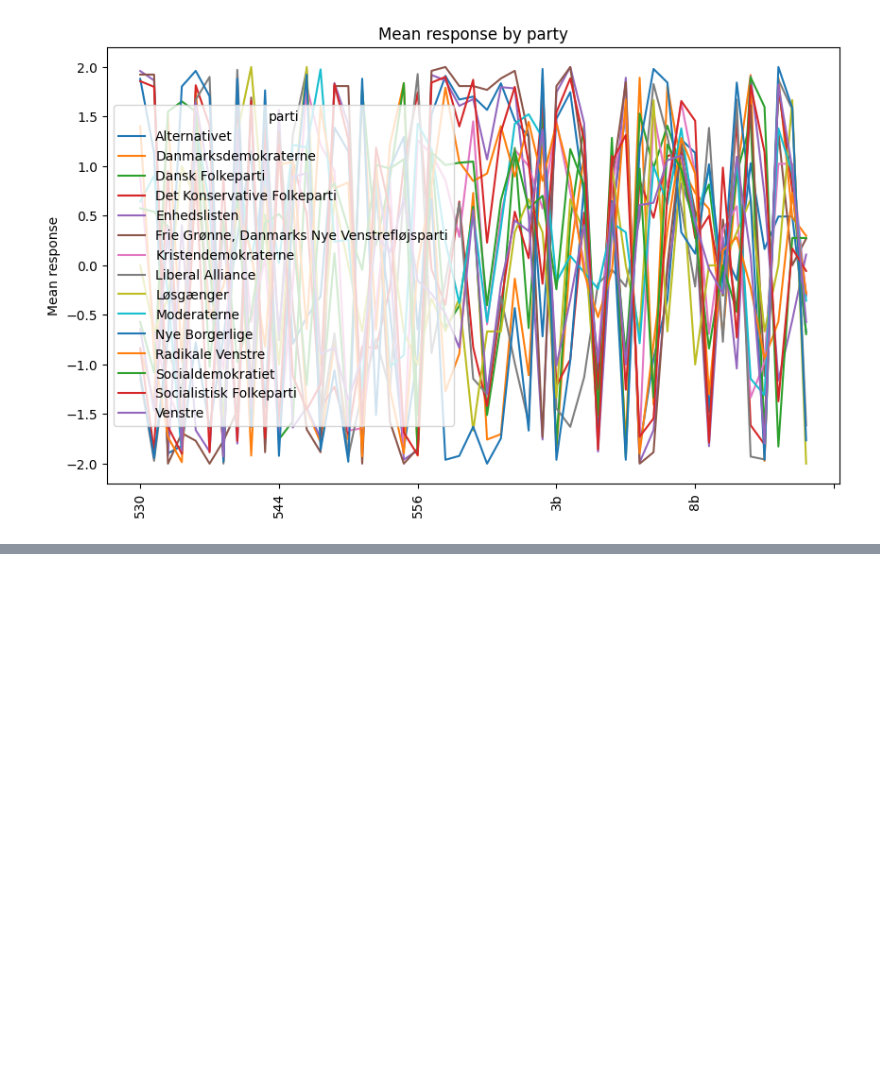
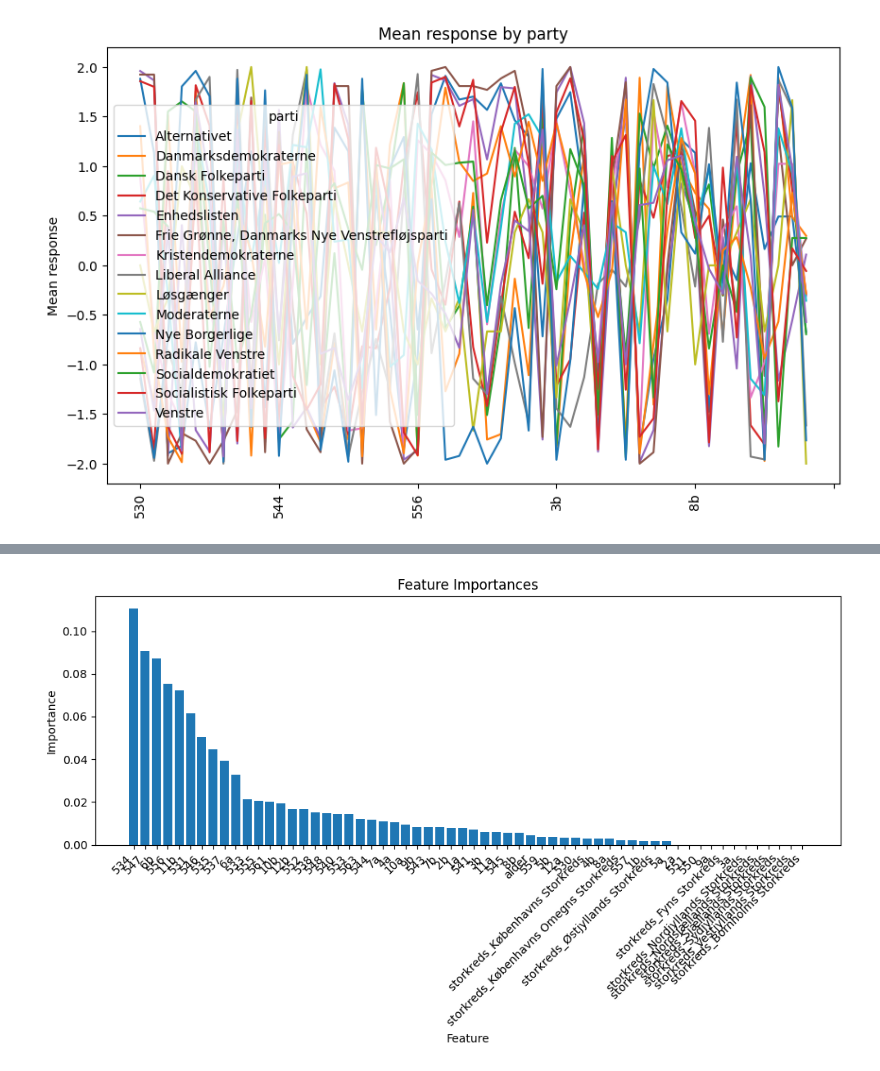
Before and after one commit to MAL-flowdemort/assignment_2, a Jupyter notebook: Candidate Test 2022 I.ipynb, the cells around one changed output, grey strips where cells are left out. Cells and saved outputs as stored; diff of their text form; code cells hidden in the pictures; blank space fills up the shorter version.

Commit message:
added tree models

```diff
--- a/Candidate Test 2022 I.ipynb
+++ b/Candidate Test 2022 I.ipynb
@@ -239,0 +242,79 @@ plt.show()
+# %%
+import pandas as pd
+from sklearn.tree import DecisionTreeClassifier
+from sklearn.model_selection import train_test_split
+from sklearn.metrics import accuracy_score
+import matplotlib.pyplot as plt
+
+# Function to plot feature importances to reduce code duplication
+def plot_feature_importances(model, feature_names, figsize=(10, 6)):
+    """
+    Plot feature importances for a given model.
+
+    Parameters:
+    - model: The trained machine learning model
+    - feature_names: List of feature names
+    - figsize: Tuple specifying the figure size (default is (10, 6))
+    """
+    # Get feature importances from the model
+    importances = model.feature_importances_
+
+    # Create a DataFrame to store feature names and their importances
+    feature_importances = pd.DataFrame({'Feature': feature_names, 'Importance': importances})
+    feature_importances = feature_importances.sort_values(by='Importance', ascending=False)
+
+    # Plot feature importances as a bar chart
+    plt.figure(figsize=figsize)
+    plt.bar(feature_importances['Feature'], feature_importances['Importance'])
+    plt.xlabel('Feature')
+    plt.ylabel('Importance')
+    plt.title('Feature Importances')
+    plt.xticks(rotation=45, ha='right')
+    plt.tight_layout()
+    plt.show()
+
+# Example Usage:
+# plot_feature_importances(best_rf_model, X.columns)
+
+# Load data from your excel file
+df = pd.read_excel("alldata.xlsx")
+
+# Separate the target variable
+y = df['parti']
+
+# Drop the original 'navn' and 'parti' columns
+X = df.drop(columns=['navn', 'parti'], axis=1)
+
+# Convert all feature names to strings
+X.columns = X.columns.astype(str)
+
+# One-hot encode categorical variables
+X = pd.get_dummies(X)
+# print(X.dtypes)
+
+# Split the data into training and testing sets
+X_train, X_test, y_train, y_test = train_test_split(X, y, test_size=0.2, random_state=42)
+
+# Initialize the Decision Tree model
+model_v1 = DecisionTreeClassifier(random_state=42)
+
+# Train the model on the training set
+model_v1.fit(X_train, y_train)
+
+# Make predictions on the training set
+train_predictions = model_v1.predict(X_train)
+
+# Make predictions on the test set
+test_predictions = model_v1.predict(X_test)
+
+# Evaluate the accuracy of the model on the training set
+train_accuracy = accuracy_score(y_train, train_predictions)
+print(f"Single Decision Tree Before Pre-Pruning Training Accuracy: {train_accuracy}")
+
+# Evaluate the accuracy of the model on the test set
+test_accuracy = accuracy_score(y_test, test_predictions)
+print(f"Single Decision Tree Before Pre-Pruning Test Accuracy: {test_accuracy}")
+
+# Feature importances
+plot_feature_importances(model_v1, X.columns)
+# %% [output]
@@ -239,0 +323 @@ plt.show()
+[figure, added]
```
Also changed, not shown: parts of 8 cells of this notebook.
